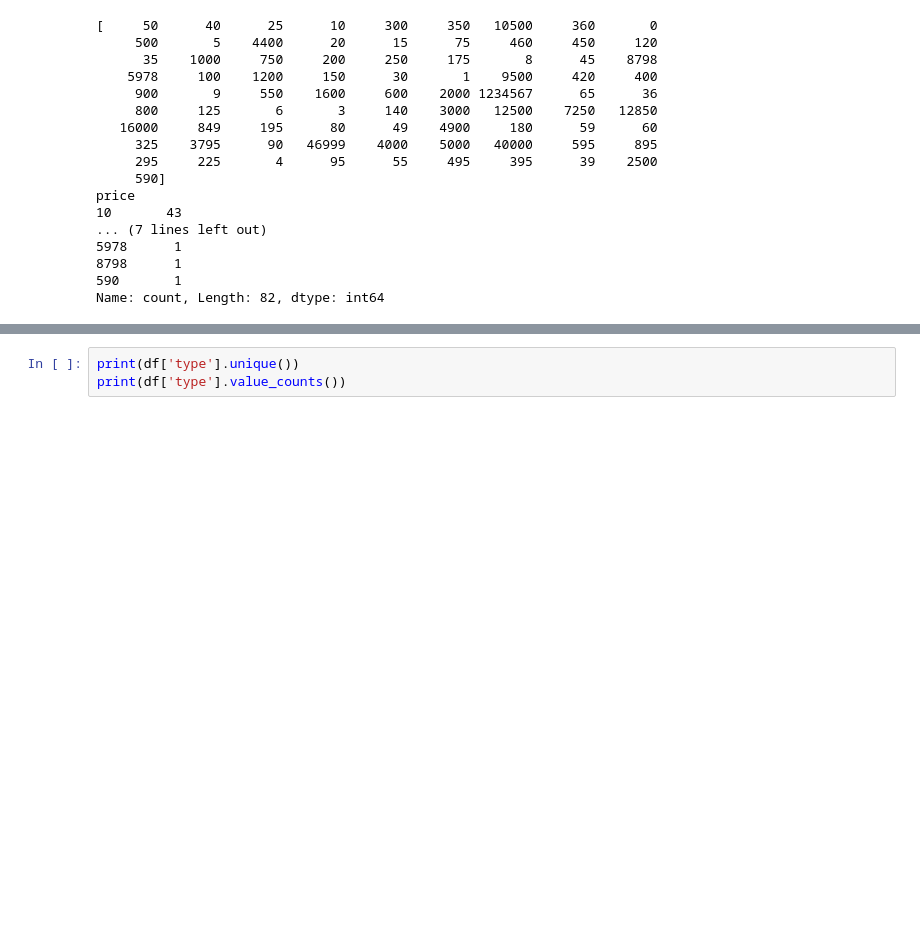
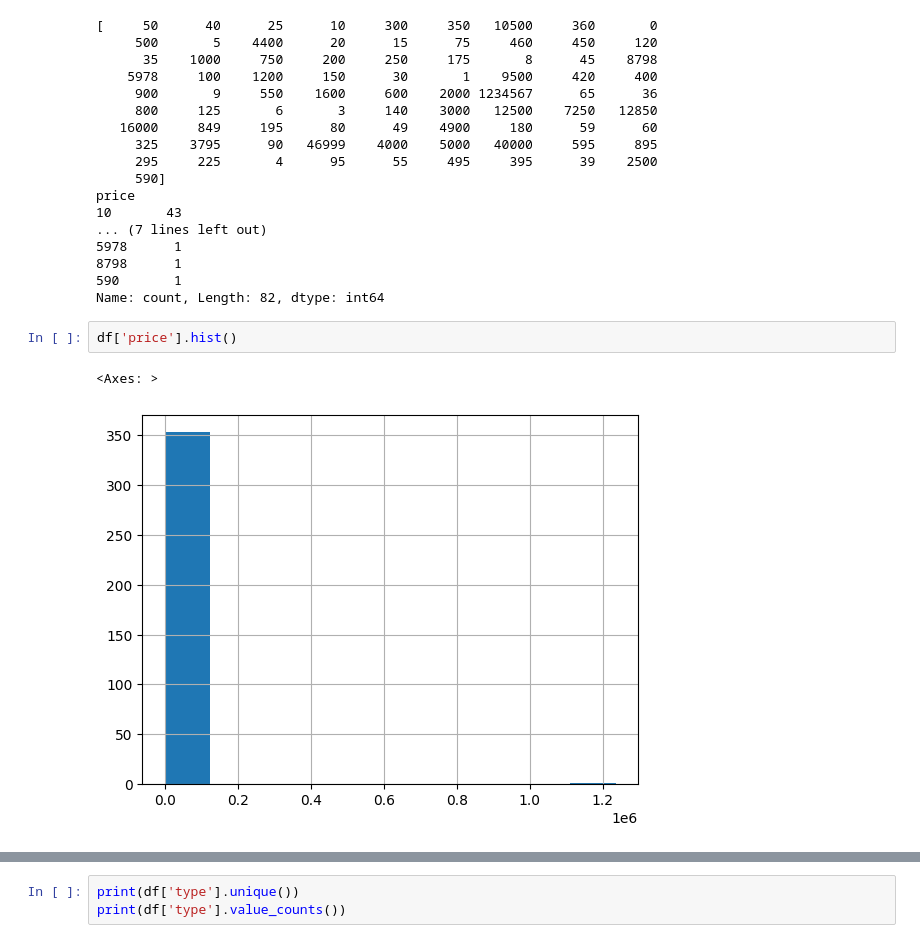
Before and after one commit to gffiveash/Labs, a Jupyter notebook: lab_notebook.ipynb, the cells around one changed output, grey strips where cells are left out. Saved outputs shown, nothing was run; the diff lists cells and outputs as text; blank space fills up the shorter version.

```diff
--- a/lab_notebook.ipynb
+++ b/lab_notebook.ipynb
@@ -173,5 +174,10 @@ price
 8798      1
 590       1
 Name: count, Length: 82, dtype: int64
+# %%
+df['price'].hist()
+# %% [output]
+<Axes: >
+[figure, added]
 # %%
 df['type'].describe()
```
Also changed, not shown: parts of 8 cells of this notebook.
